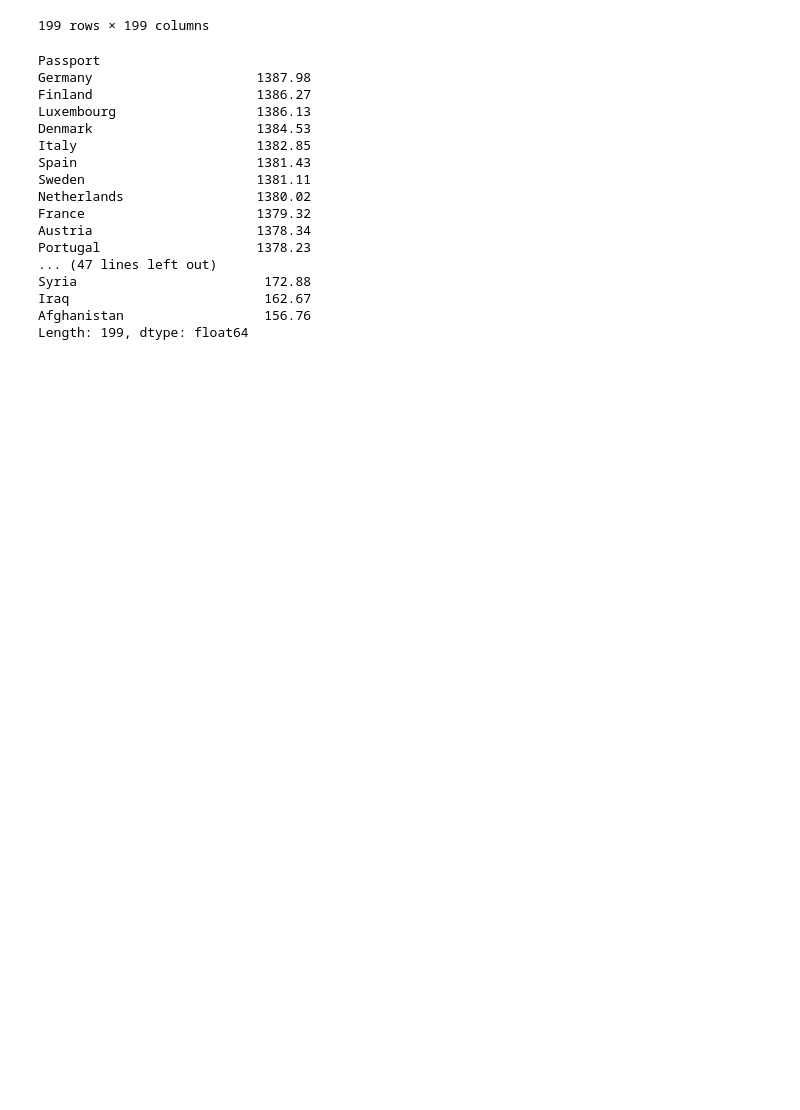
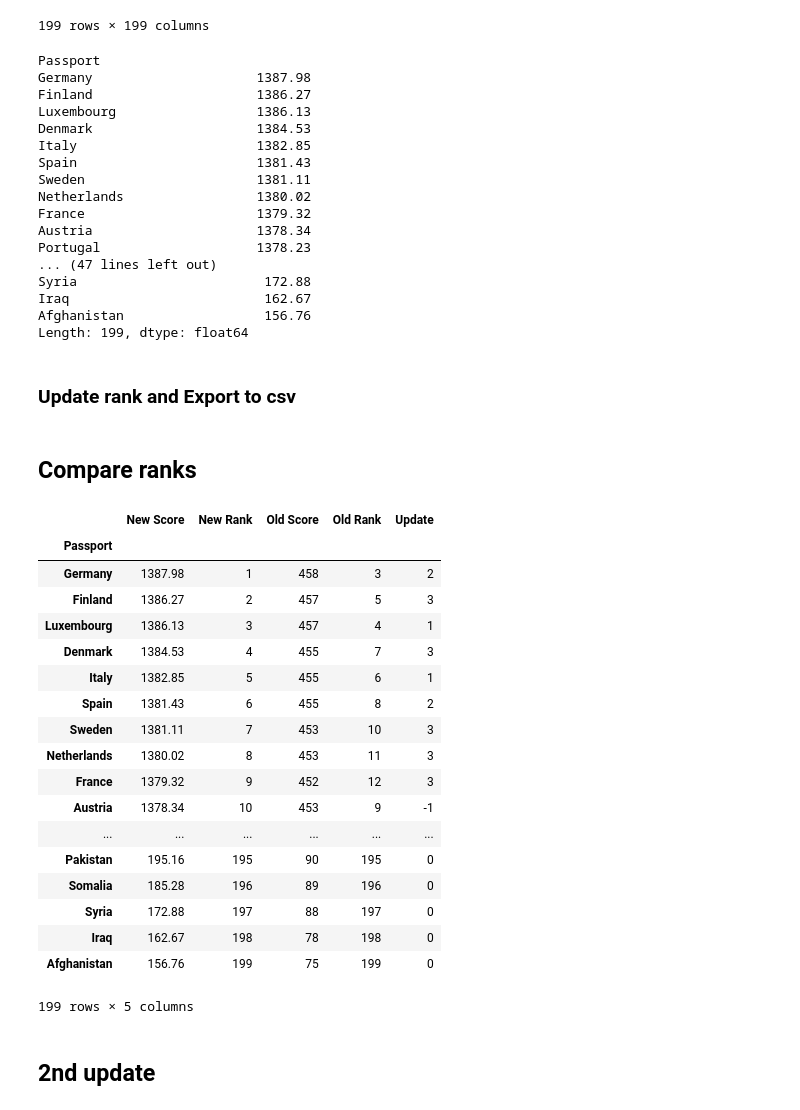
Before and after one commit to yavvee/PassportRank, a Jupyter notebook: PassportRank.ipynb, the cells around one changed output. Saved outputs shown, nothing was run; the diff lists cells and outputs as text; code cells hidden in the pictures; blank space fills up the shorter version.

```diff
--- a/PassportRank.ipynb
+++ b/PassportRank.ipynb
@@ -93,7 +115,10 @@ Syria                        172.88
 Iraq                         162.67
 Afghanistan                  156.76
 Length: 199, dtype: float64
+# %% [markdown]
+### Update rank and Export to csv
 # %%
 passRank = pd.DataFrame(passScore)
 passRank['Rank'] = np.arange(1, len(passScore)+1)
+passRank.columns=['Score', 'Rank']
 passRank.to_csv('PassportRank1.csv')
@@ -99,0 +127,39 @@ passRank.to_csv('PassportRank1.csv')
+# %% [markdown]
+## Compare ranks
+# %%
+rankSort = rank.sort_values(by='Passport')
+rankSort.columns=['Score', 'Rank']
+# %%
+#
+passRankSort = passRank.sort_values(by='Passport')
+passRankSort.columns=['New Score', 'New Rank']
+
+# Append old rankings and scores in the new file
+passRankSort['Old Score']=rankSort['Score']
+passRankSort['Old Rank']=rankSort['Rank']
+#passRankSort.append(rankSort, ignore_index=True)
+
+# Create update column showing change in Rank
+passRankSort['Update'] = passRankSort['Old Rank'] - passRankSort['New Rank']
+# %%
+passRankSort.sort_values(by='New Rank')
+# %% [output]
+|  | New Score | New Rank | Old Score | Old Rank | Update |
+| Passport |  |  |  |  |  |
+| Germany | 1387.98 | 1 | 458 | 3 | 2 |
+| Finland | 1386.27 | 2 | 457 | 5 | 3 |
+| Luxembourg | 1386.13 | 3 | 457 | 4 | 1 |
+| Denmark | 1384.53 | 4 | 455 | 7 | 3 |
+| Italy | 1382.85 | 5 | 455 | 6 | 1 |
+| Spain | 1381.43 | 6 | 455 | 8 | 2 |
+| Sweden | 1381.11 | 7 | 453 | 10 | 3 |
+| Netherlands | 1380.02 | 8 | 453 | 11 | 3 |
+| France | 1379.32 | 9 | 452 | 12 | 3 |
+| Austria | 1378.34 | 10 | 453 | 9 | -1 |
+| ... | ... | ... | ... | ... | ... |
+| Pakistan | 195.16 | 195 | 90 | 195 | 0 |
+| Somalia | 185.28 | 196 | 89 | 196 | 0 |
+| Syria | 172.88 | 197 | 88 | 197 | 0 |
+| Iraq | 162.67 | 198 | 78 | 198 | 0 |
+| Afghanistan | 156.76 | 199 | 75 | 199 | 0 |
+199 rows × 5 columns
@@ -99,0 +169,2 @@ passRank.to_csv('PassportRank1.csv')
+# %% [markdown]
+## 2nd update
```
Also changed, not shown: parts of 5 cells of this notebook, 4 other files.
